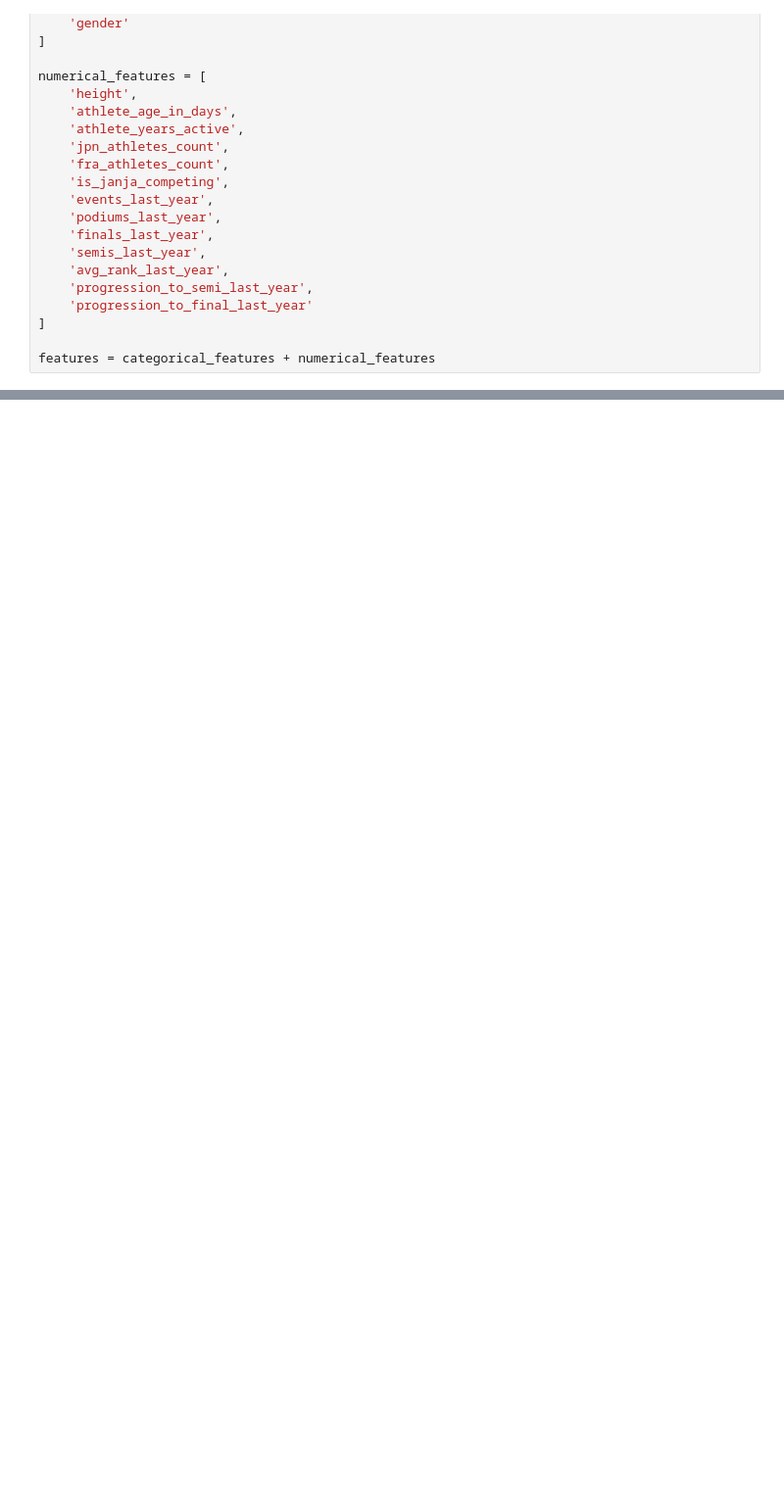
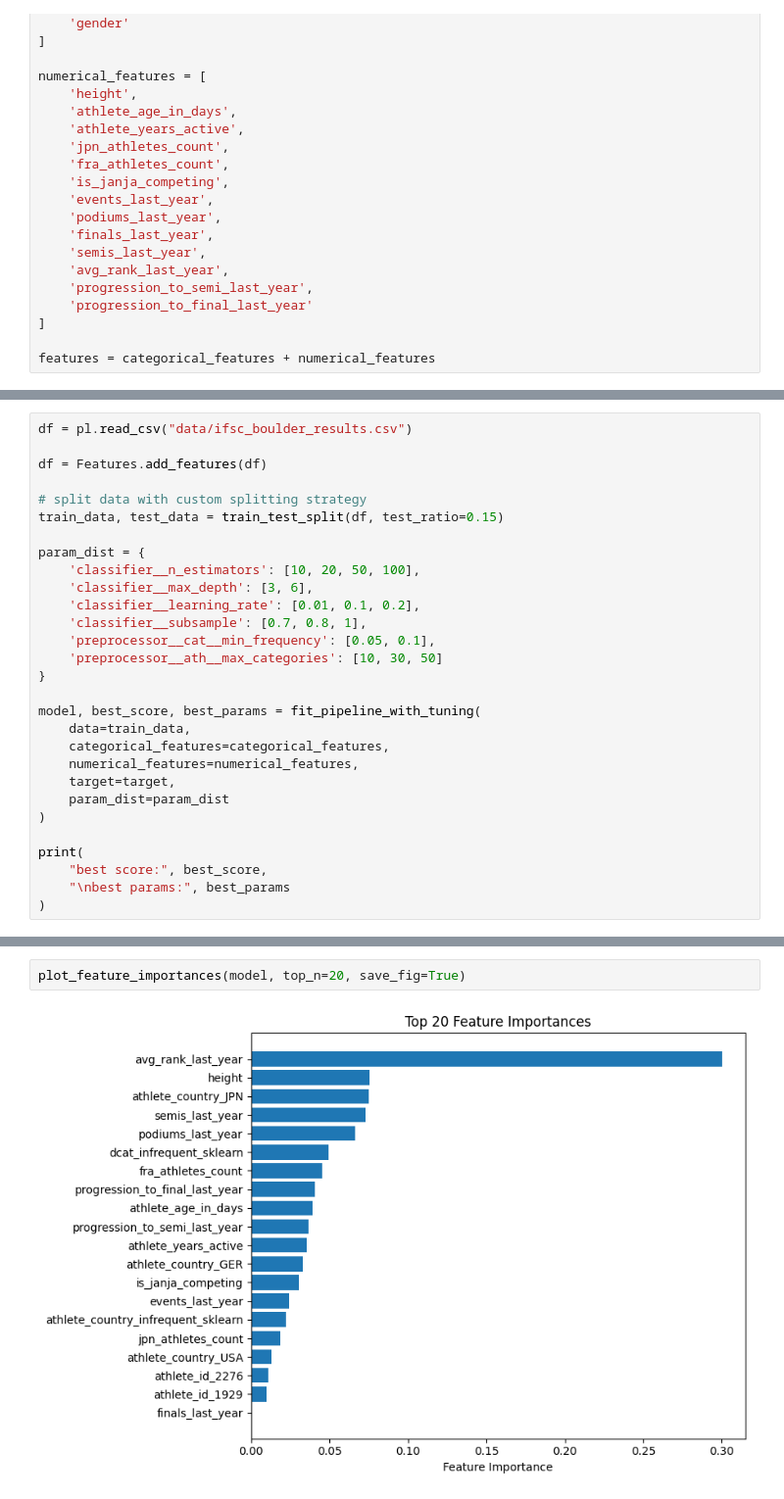
Before and after one commit to maja-burrack/ifsc-results-podium-model, a Jupyter notebook: main-notebook.ipynb, the cells around one changed output, grey strips where cells are left out. Shown at 98% size. Saved outputs shown, nothing was run; the diff lists cells and outputs as text; blank space fills up the shorter version.

```diff
--- a/main-notebook.ipynb
+++ b/main-notebook.ipynb
@@ -187,0 +46,29 @@ shape: (21, 29)
+# %%
+df = pl.read_csv("data/ifsc_boulder_results.csv")
+
+df = Features.add_features(df)
+
+# split data with custom splitting strategy
+train_data, test_data = train_test_split(df, test_ratio=0.15)
+
+param_dist = {
+    'classifier__n_estimators': [10, 20, 50, 100],
+    'classifier__max_depth': [3, 6],
+    'classifier__learning_rate': [0.01, 0.1, 0.2],
+    'classifier__subsample': [0.7, 0.8, 1],
+    'preprocessor__cat__min_frequency': [0.05, 0.1],
+    'preprocessor__ath__max_categories': [10, 30, 50]
+}
+
+model, best_score, best_params = fit_pipeline_with_tuning(
+    data=train_data,
+    categorical_features=categorical_features,
+    numerical_features=numerical_features,
+    target=target,
+    param_dist=param_dist
+)
+
+print(
+    "best score:", best_score,
+    "\nbest params:", best_params
+)
@@ -187,0 +111,4 @@ shape: (21, 29)
+# %%
+plot_feature_importances(model, top_n=20, save_fig=True)
+# %% [output]
+[figure, added]
```
Also changed, not shown: parts of 18 cells of this notebook.
